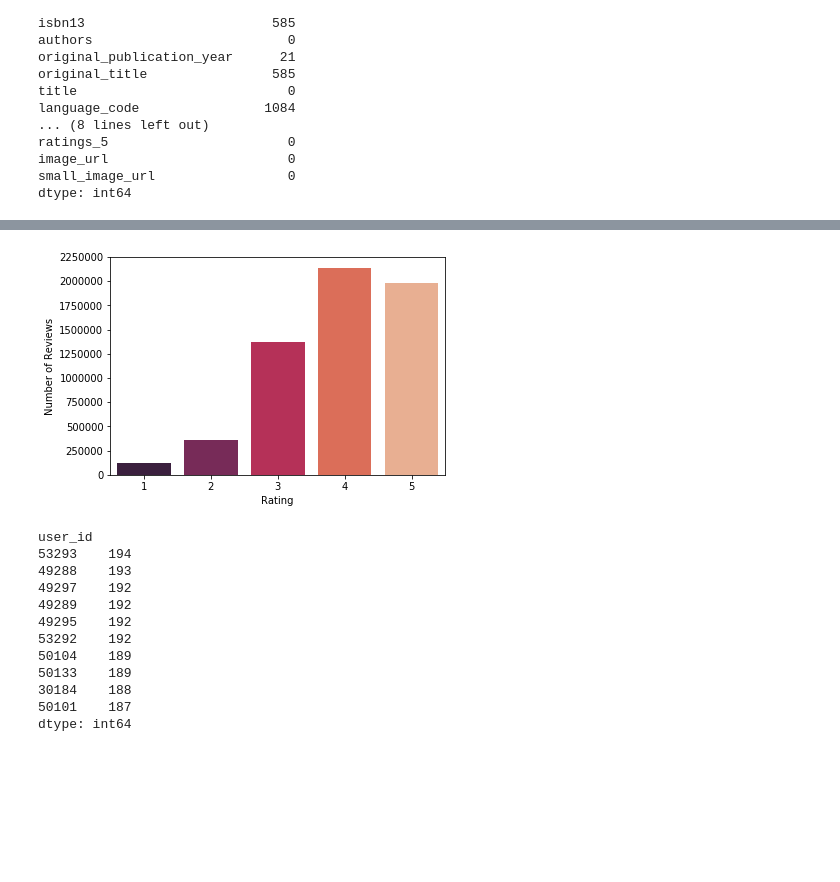
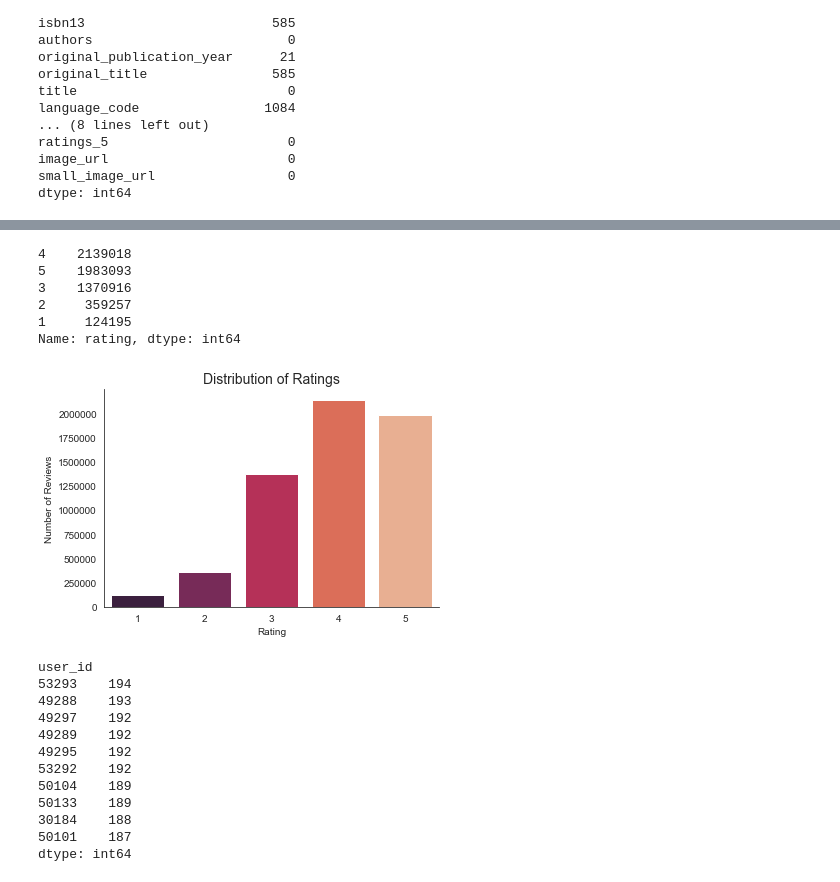
Before and after one commit to gioamorim80/Book-Recommendation-System, a Jupyter notebook: Book Recommendation System.ipynb, the cells around one changed output, grey strips where cells are left out. Saved outputs shown, nothing was run; the diff lists cells and outputs as text; code cells hidden in the pictures; blank space fills up the shorter version.

```diff
--- a/Book Recommendation System.ipynb
+++ b/Book Recommendation System.ipynb
@@ -126,0 +151,9 @@ sns.distplot(ratings.user_id.value_counts(), axlabel='Number of Books Rated per
+# %%
+# check user ratings distribution per user
+sns.distplot(ratings.user_id.value_counts());
+sns.set_style('white')
+sns.despine(left=True)
+plt.title('Distribution of Ratings per User', fontsize=16)
+plt.yticks([])
+plt.xlabel('Number of Ratings', fontsize=12)
+plt.show();
@@ -137,0 +174,10 @@ Int64Index([4, 5, 3, 2, 1], dtype='int64')
+# %%
+# check ratings distribution per book
+plt.figure(figsize=(18,4))
+sns.distplot(ratings.book_id.value_counts());
+sns.set_style('white')
+sns.despine(left=True)
+plt.title('Distribution of Ratings by Book', fontsize=16)
+plt.yticks([])
+plt.xlabel('Number of Ratings', fontsize=12)
+plt.show();
@@ -138,9 +245,23 @@ Int64Index([4, 5, 3, 2, 1], dtype='int64')
+# %%
+ratings.rating.value_counts()
+# %% [output]
+4    2139018
+5    1983093
+3    1370916
+2     359257
+1     124195
+Name: rating, dtype: int64
 # %%
-ax = sns.barplot(x=count.index, y=count, palette='rocket')
-ax.set_ylabel('Number of Reviews')
-ax.set_xlabel('Rating');
+# plot ratings range distribution
+count = ratings.rating.value_counts()
+count.index
+sns.barplot(x=count.index, y=count, palette='rocket')
+sns.despine()
+plt.title('Distribution of Ratings', fontsize=14)
+plt.ylabel('Number of Reviews')
+plt.xlabel('Rating');
 # %% [output]
-[figure, old version]
+[figure, new version]
 # %%
 # check users who give more 5 stars ratings and number of such ratings given by each user
 users_most5_ratings = ratings.loc[(ratings.rating == 5)].groupby('user_id').size().sort_values(ascending=False)
```
Also changed, not shown: parts of 63 cells of this notebook.
